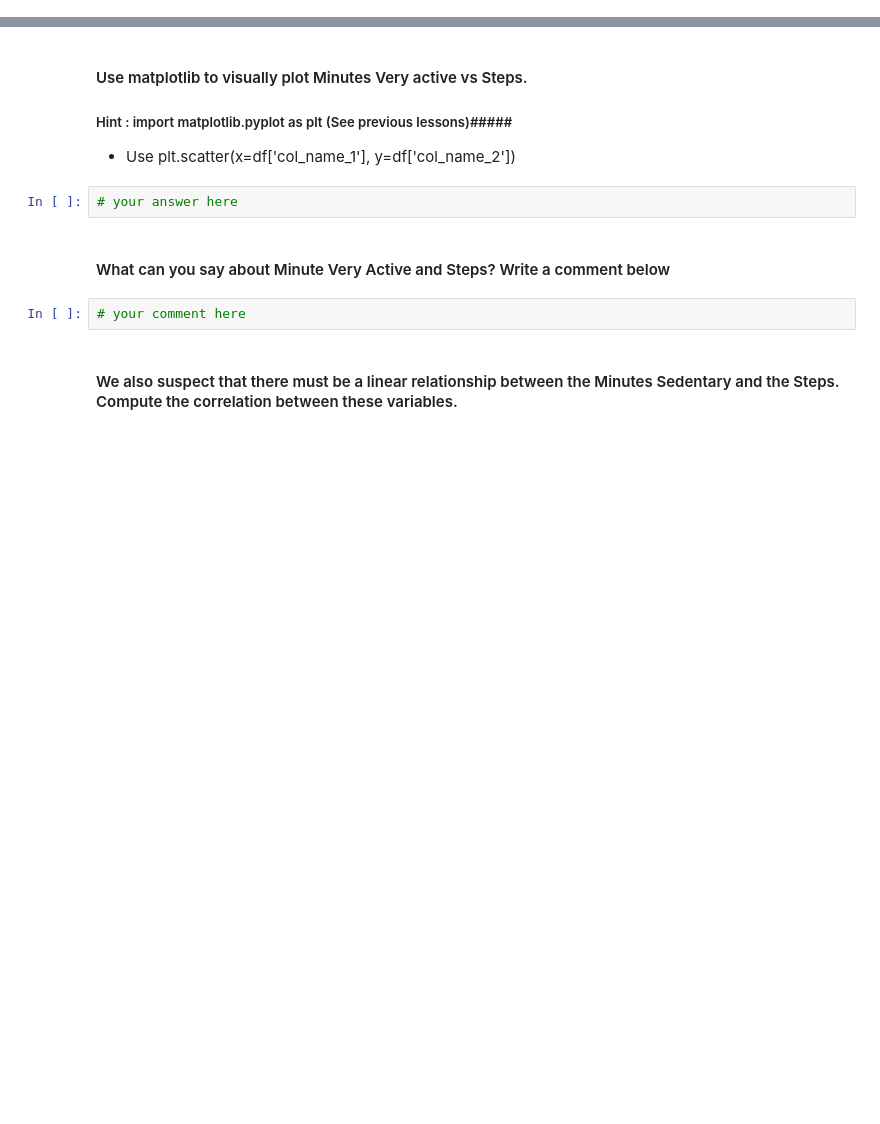
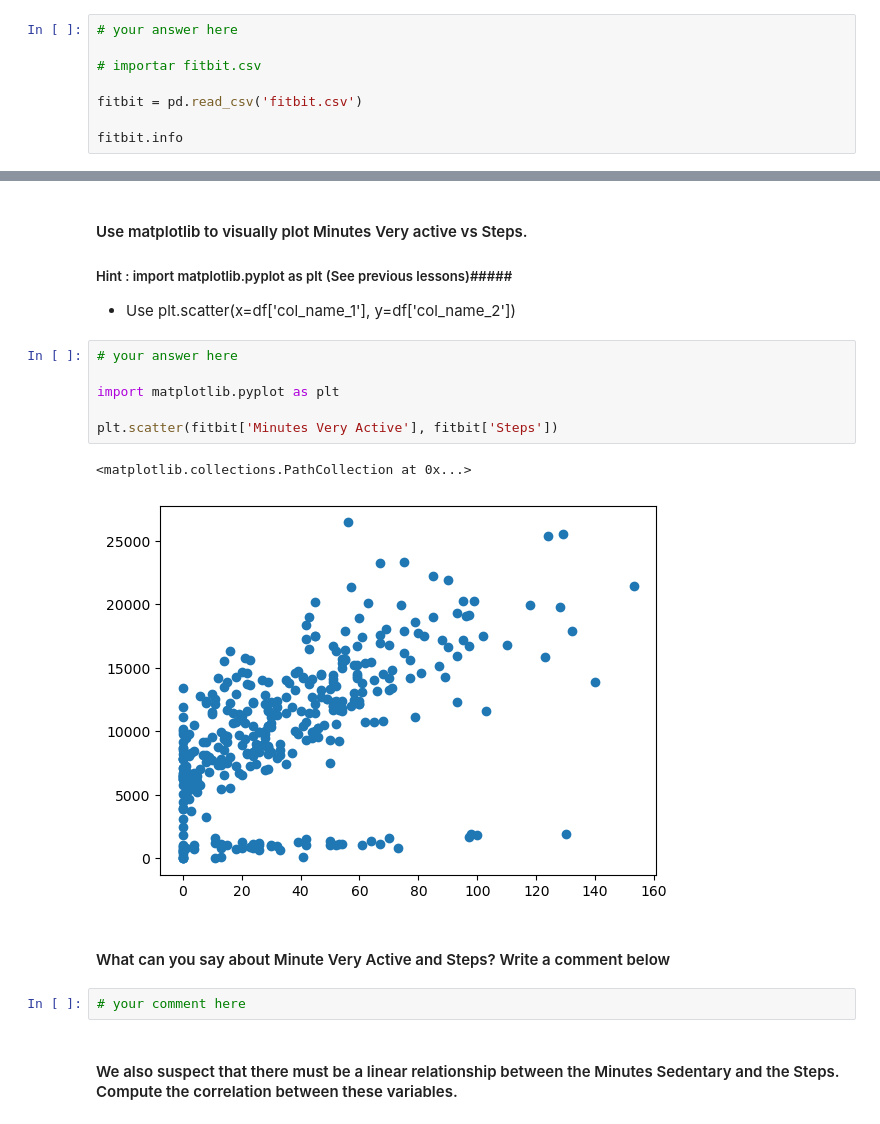
Before and after one commit to Ironhack-Data-Madrid-Octubre-2023/5.1-lab_pivot_table_and_correlation, a Jupyter notebook: your_code/main.ipynb, the cells around one changed output, grey strips where cells are left out. Saved outputs shown, nothing was run; the diff lists cells and outputs as text; blank space fills up the shorter version.

```diff
--- a/your_code/main.ipynb
+++ b/your_code/main.ipynb
@@ -163,0 +187,8 @@ df.fillna(0)
+# %%
+# your answer here
+
+# importar fitbit.csv
+
+fitbit = pd.read_csv('fitbit.csv')
+
+fitbit.info
@@ -177,8 +262,15 @@ df.fillna(0)
 
 ##### Hint : import matplotlib.pyplot as plt (See previous lessons)#####
 - Use plt.scatter(x=df['col_name_1'], y=df['col_name_2'])
-# %%
-# your answer here
+# %%
+# your answer here
+
+import matplotlib.pyplot as plt
+
+plt.scatter(fitbit['Minutes Very Active'], fitbit['Steps'])
+# %% [output]
+<matplotlib.collections.PathCollection at 0x...>
+[figure, added]
 # %% [markdown]
 #### What can you say about Minute Very Active and Steps? Write a comment below
 # %%
```
Also changed, not shown: parts of 27 cells of this notebook.
